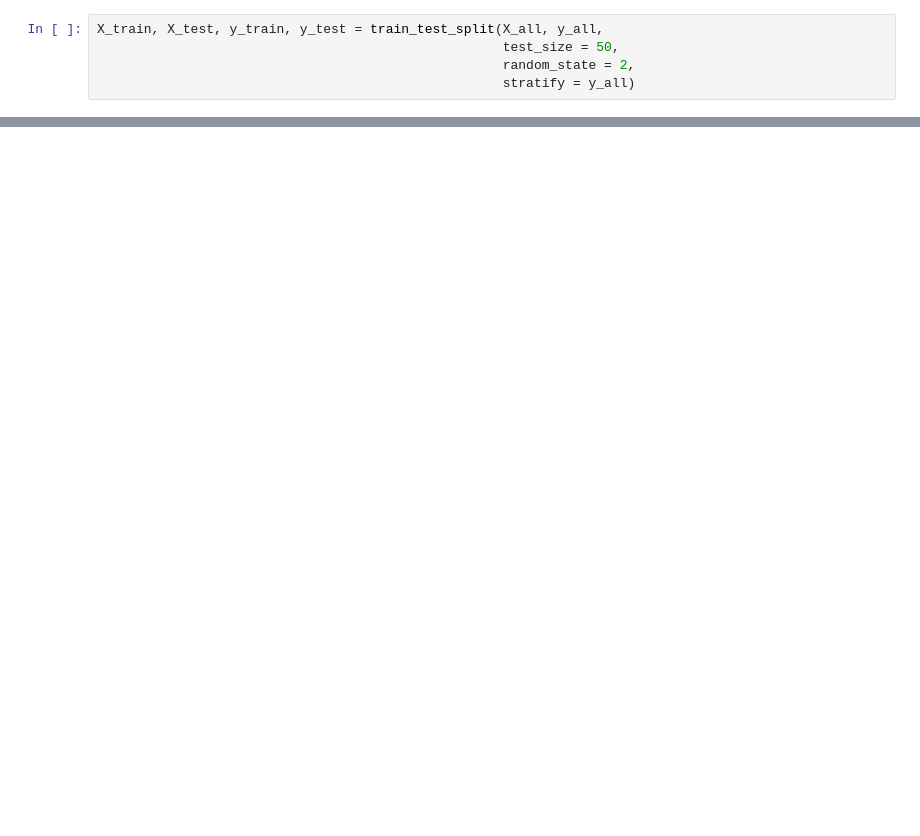
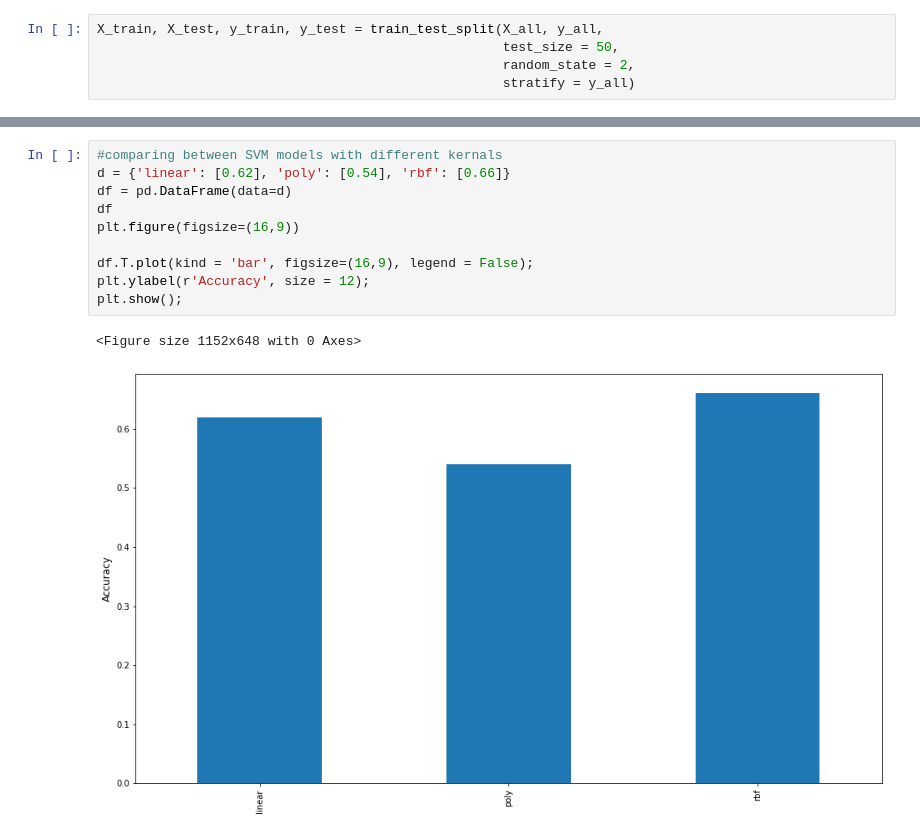
Before and after one commit to zmanaa/EPL-Matches-Prediction, a Jupyter notebook: Models/Models Engine.ipynb, the cells around one changed output, grey strips where cells are left out. Saved outputs shown, nothing was run; the diff lists cells and outputs as text; blank space fills up the shorter version.

```diff
--- a/Models/Models Engine.ipynb
+++ b/Models/Models Engine.ipynb
@@ -213,0 +272,13 @@ clf_4 = DecisionTreeClassifier(random_state=0)
+# %%
+#comparing between SVM models with different kernals
+d = {'linear': [0.62], 'poly': [0.54], 'rbf': [0.66]}
+df = pd.DataFrame(data=d)
+df
+plt.figure(figsize=(16,9))
+
+df.T.plot(kind = 'bar', figsize=(16,9), legend = False);
+plt.ylabel(r'Accuracy', size = 12);
+plt.show();
+# %% [output]
+<Figure size 1152x648 with 0 Axes>
+[figure, added]
```
Also changed, not shown: parts of 20 cells of this notebook, 4 other files.
